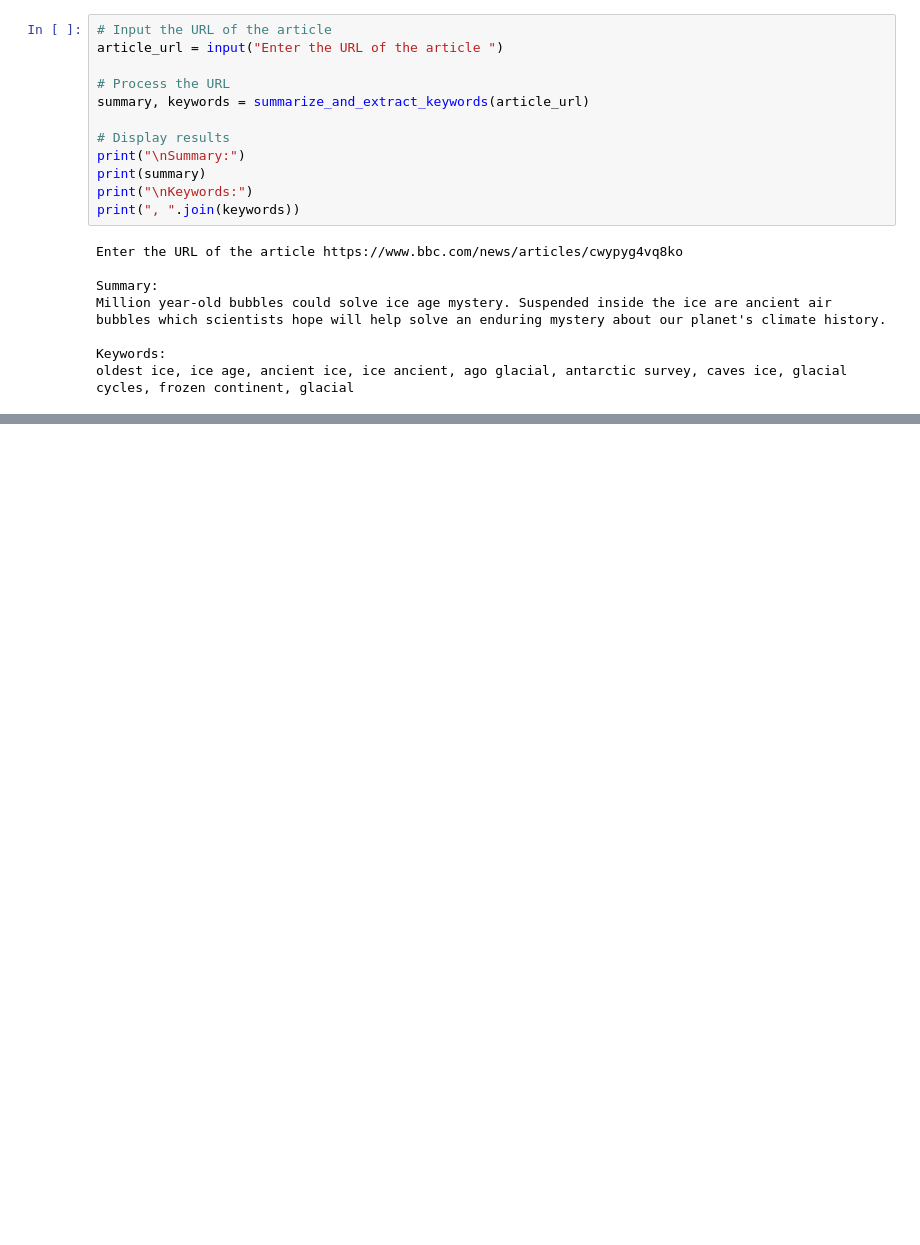
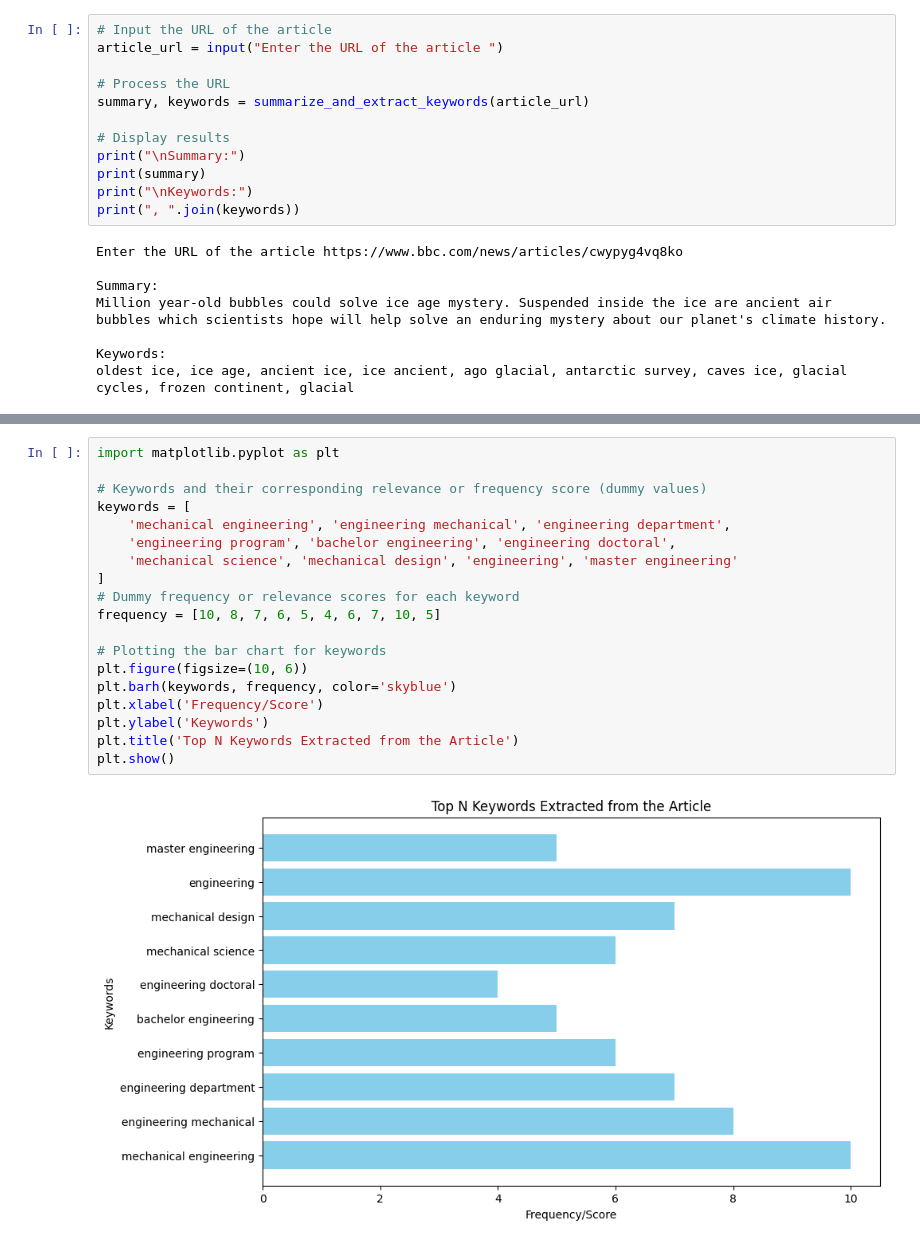
Before and after one commit to cyberinnovator/AI_powered_Text_Summarization, a Jupyter notebook: Summarization_keyword_extraction.ipynb, the cells around one changed output, grey strips where cells are left out. Cells and saved outputs as stored; diff of their text form; blank space fills up the shorter version.

```diff
--- a/Summarization_keyword_extraction.ipynb
+++ b/Summarization_keyword_extraction.ipynb
@@ -140,0 +214,21 @@ oldest ice, ice age, ancient ice, ice ancient, ago glacial, antarctic survey, ca
+# %%
+import matplotlib.pyplot as plt
+
+# Keywords and their corresponding relevance or frequency score (dummy values)
+keywords = [
+    'mechanical engineering', 'engineering mechanical', 'engineering department',
+    'engineering program', 'bachelor engineering', 'engineering doctoral',
+    'mechanical science', 'mechanical design', 'engineering', 'master engineering'
+]
+# Dummy frequency or relevance scores for each keyword
+frequency = [10, 8, 7, 6, 5, 4, 6, 7, 10, 5]
+
+# Plotting the bar chart for keywords
+plt.figure(figsize=(10, 6))
+plt.barh(keywords, frequency, color='skyblue')
+plt.xlabel('Frequency/Score')
+plt.ylabel('Keywords')
+plt.title('Top N Keywords Extracted from the Article')
+plt.show()
+# %% [output]
+[figure, added]
```
Also changed, not shown: parts of 12 cells of this notebook.
